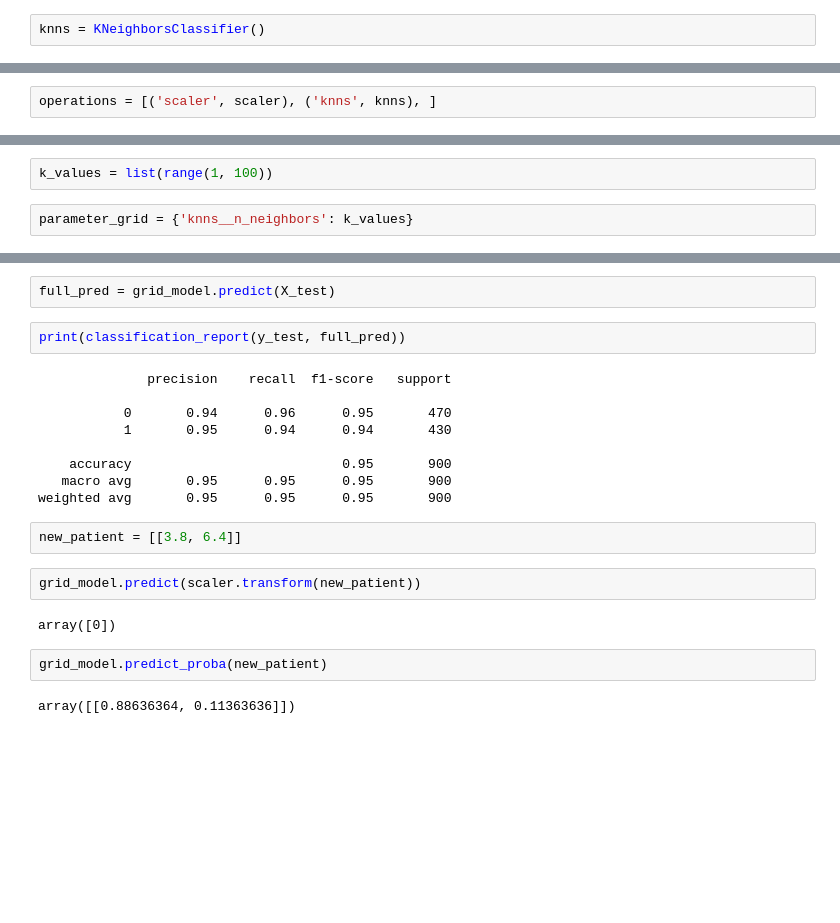
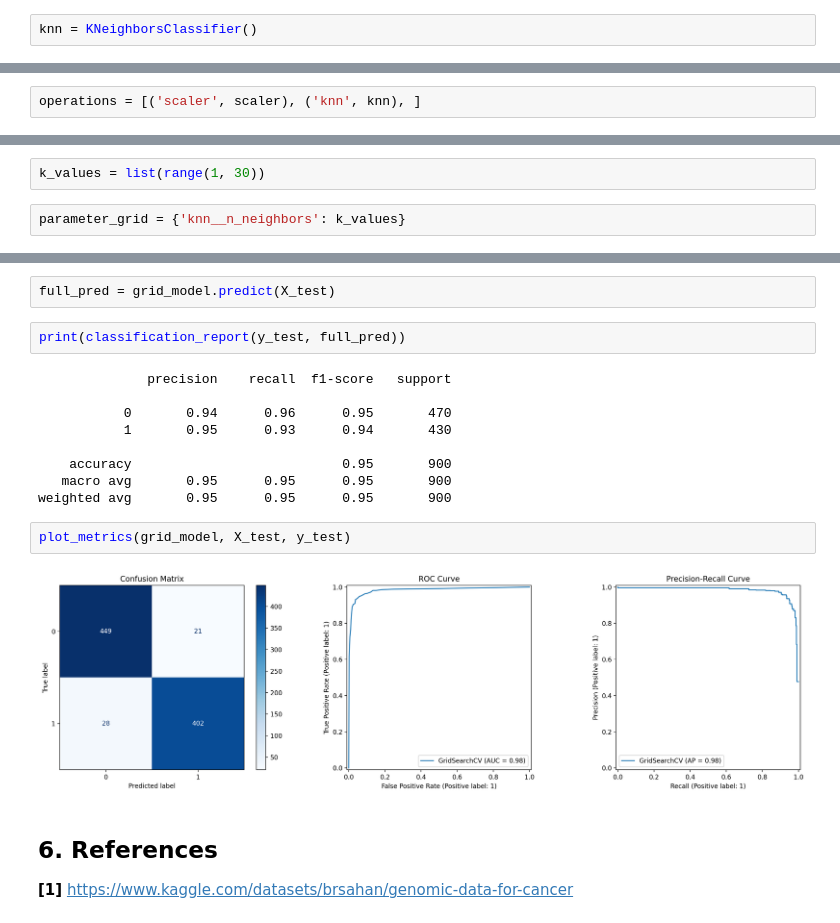
Before and after one commit to konansul/ml-projects, a Jupyter notebook: 03 – K-Nearest Neighbors (KNN)/3.1 – K-Nearest Classification.ipynb, the cells around one changed output, grey strips where cells are left out. Saved outputs shown, nothing was run; the diff lists cells and outputs as text; blank space fills up the shorter version.

```diff
--- a/03 – K-Nearest Neighbors (KNN)/3.1 – K-Nearest Classification.ipynb
+++ b/03 – K-Nearest Neighbors (KNN)/3.1 – K-Nearest Classification.ipynb
@@ -172,5 +246,5 @@ plt.ylim(0, 0.11)
 # %%
 scaler = StandardScaler()
 # %%
-knns = KNeighborsClassifier()
+knn = KNeighborsClassifier()
 # %%
@@ -178,13 +252,13 @@ knns.get_params().keys()
 # %% [output]
 dict_keys(['algorithm', 'leaf_size', 'metric', 'metric_params', 'n_jobs', 'n_neighbors', 'p', 'weights'])
 # %%
-operations = [('scaler', scaler), ('knns', knns), ]
+operations = [('scaler', scaler), ('knn', knn), ]
 # %%
 pipeline = Pipeline (operations)
 # %%
-k_values = list(range(1, 100))
+k_values = list(range(1, 30))
 # %%
-parameter_grid = {'knns__n_neighbors': k_values}
+parameter_grid = {'knn__n_neighbors': k_values}
 # %%
 grid_model = GridSearchCV(pipeline, parameter_grid, cv = 10, scoring = 'accuracy')
 # %%
@@ -227,18 +301,15 @@ print(classification_report(y_test, full_pred))
               precision    recall  f1-score   support
 
            0       0.94      0.96      0.95       470
-           1       0.95      0.94      0.94       430
+           1       0.95      0.93      0.94       430
 
     accuracy                           0.95       900
    macro avg       0.95      0.95      0.95       900
 weighted avg       0.95      0.95      0.95       900
-# %%
-new_patient = [[3.8, 6.4]]
-# %%
-grid_model.predict(scaler.transform(new_patient))
-# %% [output]
-array([0])
-# %%
-grid_model.predict_proba(new_patient)
-# %% [output]
-array([[0.88636364, 0.11363636]])
+# %%
+plot_metrics(grid_model, X_test, y_test)
+# %% [output]
+[figure, added]
+# %% [markdown]
+## 6. References
+**[1]** https://www.kaggle.com/datasets/brsahan/genomic-data-for-cancer
```
Also changed, not shown: parts of 17 cells of this notebook.
